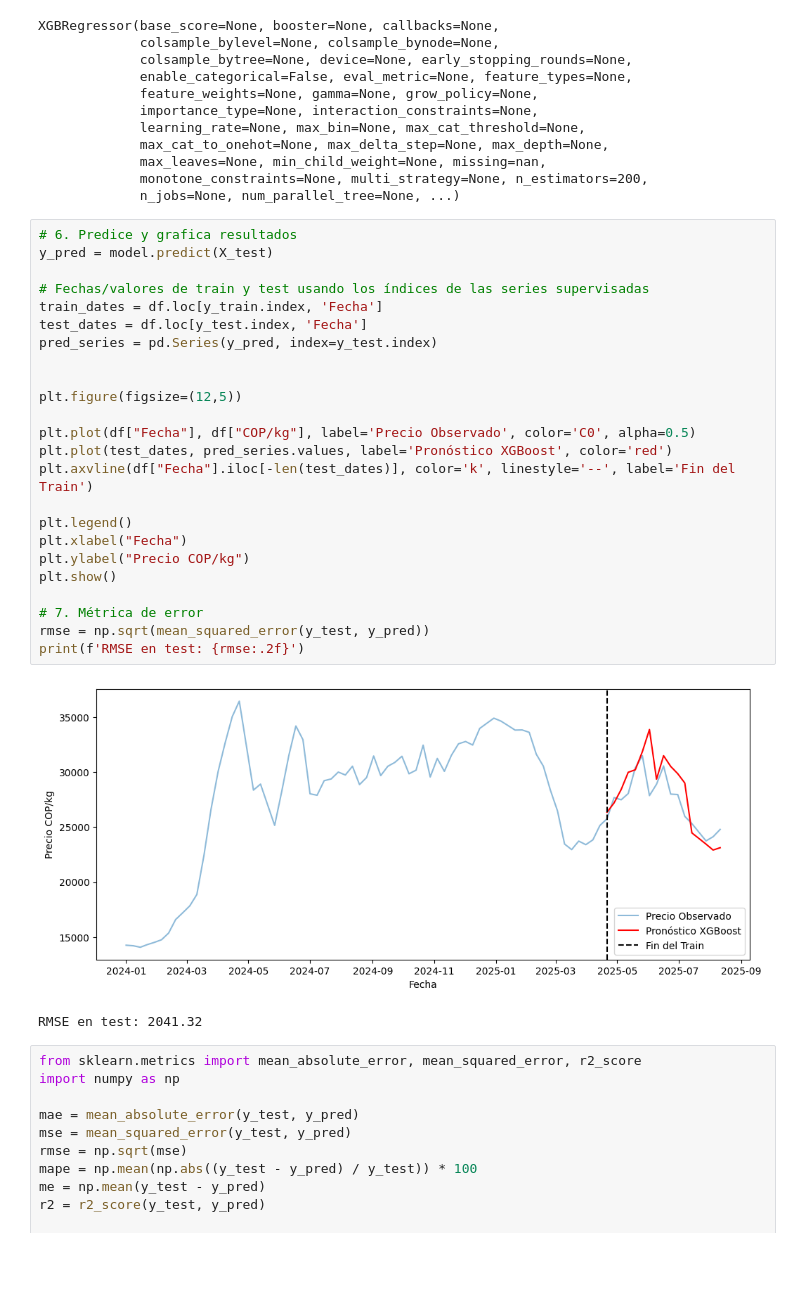
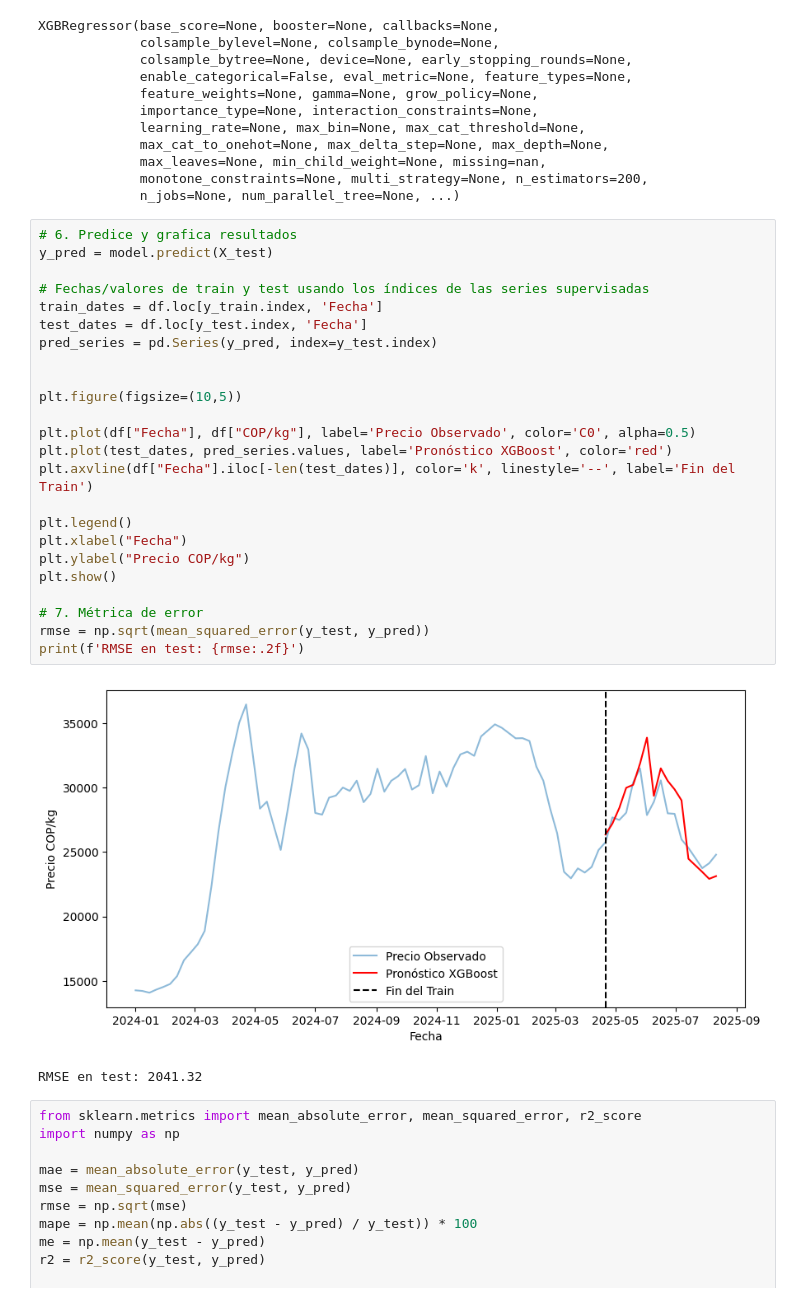
Before and after one commit to pedr0jos3/Mi-tesis, a Jupyter notebook: ModeloXGB.ipynb, the cells around one changed output. Drawn from its saved outputs; the diff is of its cells as text; blank space fills up the shorter version.

```diff
--- a/ModeloXGB.ipynb
+++ b/ModeloXGB.ipynb
@@ -68,29 +68,29 @@ XGBRegressor(base_score=None, booster=None, callbacks=None,
 # %%
 # 6. Predice y grafica resultados
 y_pred = model.predict(X_test)
 
 # Fechas/valores de train y test usando los índices de las series supervisadas
 train_dates = df.loc[y_train.index, 'Fecha']
 test_dates = df.loc[y_test.index, 'Fecha']
 pred_series = pd.Series(y_pred, index=y_test.index)
 
 
-plt.figure(figsize=(12,5))
+plt.figure(figsize=(10,5))
 
 plt.plot(df["Fecha"], df["COP/kg"], label='Precio Observado', color='C0', alpha=0.5)
 plt.plot(test_dates, pred_series.values, label='Pronóstico XGBoost', color='red')
 plt.axvline(df["Fecha"].iloc[-len(test_dates)], color='k', linestyle='--', label='Fin del Train')
 
 plt.legend()
 plt.xlabel("Fecha")
 plt.ylabel("Precio COP/kg")
 plt.show()
 
 # 7. Métrica de error
 rmse = np.sqrt(mean_squared_error(y_test, y_pred))
 print(f'RMSE en test: {rmse:.2f}')
 # %% [output]
-[figure, old version]
+[figure, new version]
 RMSE en test: 2041.32
 # %%
 from sklearn.metrics import mean_absolute_error, mean_squared_error, r2_score
```
Also changed, not shown: 7 other files.
